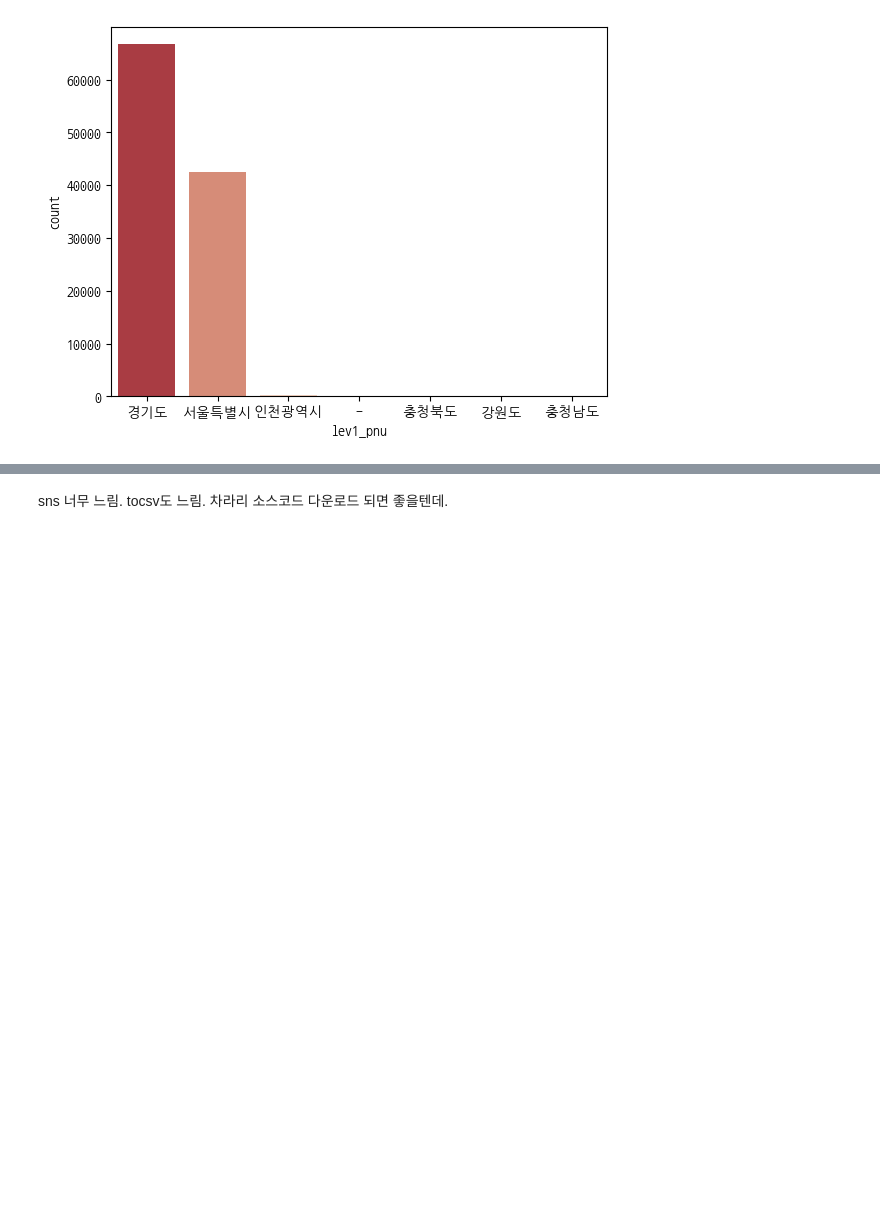
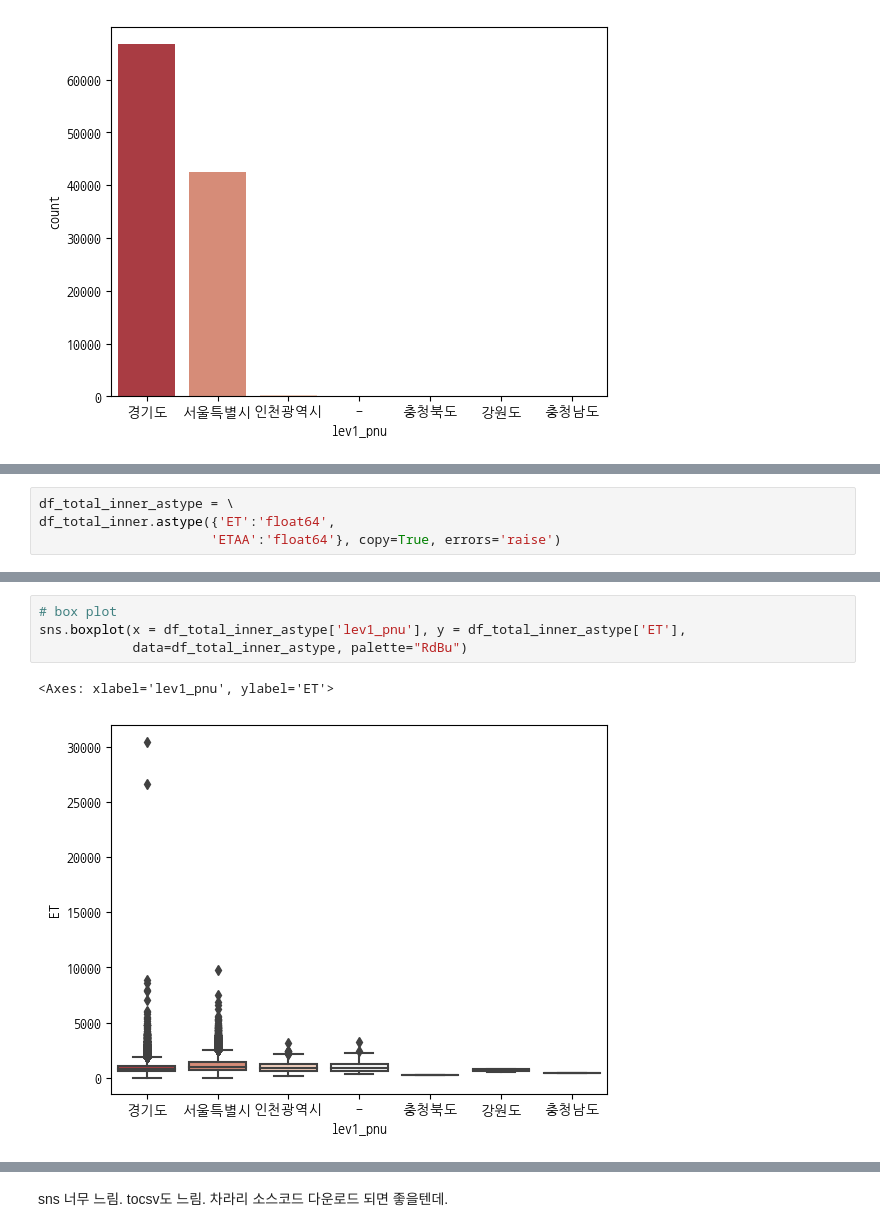
Before and after one commit to sujeengim/aice, a Jupyter notebook: 1-DataAnalysis.ipynb, the cells around one changed output, grey strips where cells are left out. Cells and saved outputs as stored; diff of their text form; blank space fills up the shorter version.

```diff
--- a/1-DataAnalysis.ipynb
+++ b/1-DataAnalysis.ipynb
@@ -371,0 +394,4 @@ ax = sns.countplot(x=df_total_inner['lev1_pnu'], palette = "RdBu")
+# %%
+df_total_inner_astype = \
+df_total_inner.astype({'ET':'float64',
+                      'ETAA':'float64'}, copy=True, errors='raise')
@@ -371,0 +417,7 @@ ax = sns.countplot(x=df_total_inner['lev1_pnu'], palette = "RdBu")
+# %%
+# box plot
+sns.boxplot(x = df_total_inner_astype['lev1_pnu'], y = df_total_inner_astype['ET'],
+            data=df_total_inner_astype, palette="RdBu")
+# %% [output]
+<Axes: xlabel='lev1_pnu', ylabel='ET'>
+[figure, added]
```
Also changed, not shown: parts of 11 cells of this notebook.
